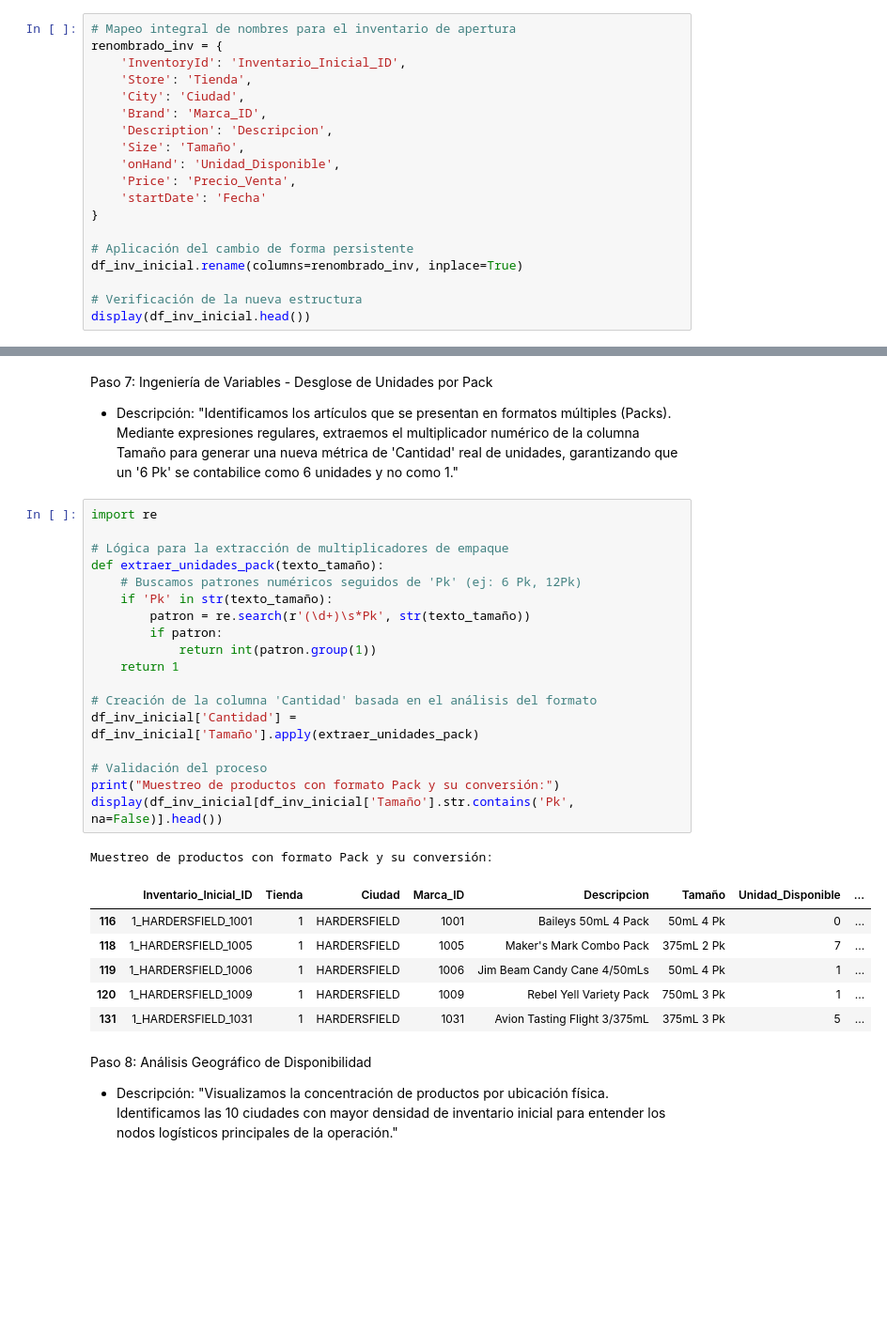
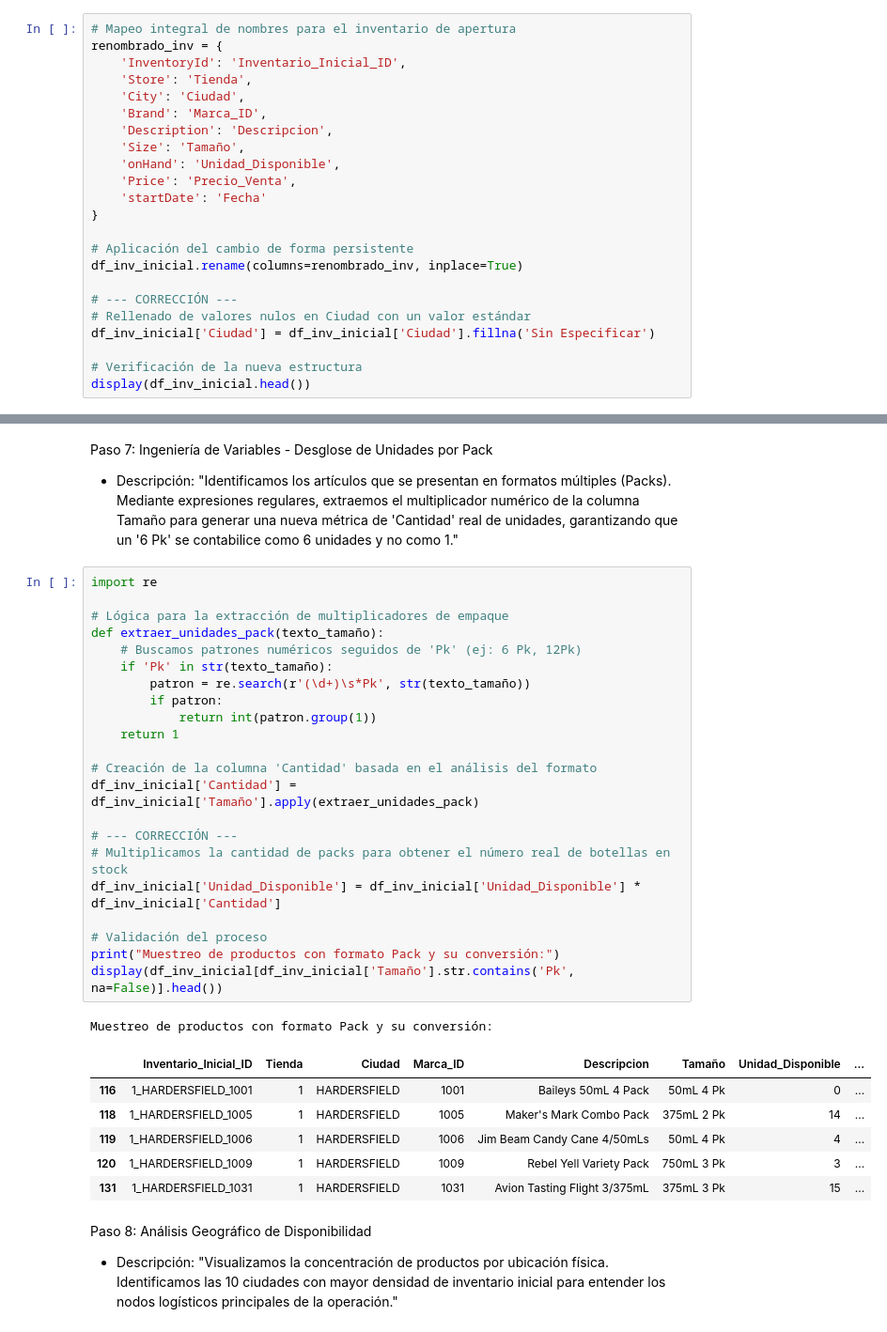
Before and after one commit to leovaldi/stock-management-system, a Jupyter notebook: scripts/limpieza_inventario_inicial.ipynb, the cells around one changed output, grey strips where cells are left out. Shown at 94% size. Drawn from its saved outputs; the diff is of its cells as text; blank space fills up the shorter version.

```diff
--- a/scripts/limpieza_inventario_inicial.ipynb
+++ b/scripts/limpieza_inventario_inicial.ipynb
@@ -125,6 +125,10 @@ renombrado_inv = {
 # Aplicación del cambio de forma persistente
 df_inv_inicial.rename(columns=renombrado_inv, inplace=True)
 
+# --- CORRECCIÓN ---
+# Rellenado de valores nulos en Ciudad con un valor estándar
+df_inv_inicial['Ciudad'] = df_inv_inicial['Ciudad'].fillna('Sin Especificar')
+
 # Verificación de la nueva estructura
 display(df_inv_inicial.head())
 # %% [output]
@@ -140,29 +144,33 @@ Paso 7: Ingeniería de Variables - Desglose de Unidades por Pack
 # %%
 import re
 
 # Lógica para la extracción de multiplicadores de empaque
 def extraer_unidades_pack(texto_tamaño):
     # Buscamos patrones numéricos seguidos de 'Pk' (ej: 6 Pk, 12Pk)
     if 'Pk' in str(texto_tamaño):
         patron = re.search(r'(\d+)\s*Pk', str(texto_tamaño))
         if patron:
             return int(patron.group(1))
     return 1
 
 # Creación de la columna 'Cantidad' basada en el análisis del formato
 df_inv_inicial['Cantidad'] = df_inv_inicial['Tamaño'].apply(extraer_unidades_pack)
 
+# --- CORRECCIÓN ---
+# Multiplicamos la cantidad de packs para obtener el número real de botellas en stock
+df_inv_inicial['Unidad_Disponible'] = df_inv_inicial['Unidad_Disponible'] * df_inv_inicial['Cantidad']
+
 # Validación del proceso
 print("Muestreo de productos con formato Pack y su conversión:")
 display(df_inv_inicial[df_inv_inicial['Tamaño'].str.contains('Pk', na=False)].head())
 # %% [output]
 Muestreo de productos con formato Pack y su conversión:
 |  | Inventario_Inicial_ID | Tienda | Ciudad | Marca_ID | Descripcion | Tamaño | Unidad_Disponible | ... |
 | 116 | 1_HARDERSFIELD_1001 | 1 | HARDERSFIELD | 1001 | Baileys 50mL 4 Pack | 50mL 4 Pk | 0 | ... |
-| 118 | 1_HARDERSFIELD_1005 | 1 | HARDERSFIELD | 1005 | Maker's Mark Combo Pack | 375mL 2 Pk | 7 | ... |
-| 119 | 1_HARDERSFIELD_1006 | 1 | HARDERSFIELD | 1006 | Jim Beam Candy Cane 4/50mLs | 50mL 4 Pk | 1 | ... |
-| 120 | 1_HARDERSFIELD_1009 | 1 | HARDERSFIELD | 1009 | Rebel Yell Variety Pack | 750mL 3 Pk | 1 | ... |
-| 131 | 1_HARDERSFIELD_1031 | 1 | HARDERSFIELD | 1031 | Avion Tasting Flight 3/375mL | 375mL 3 Pk | 5 | ... |
+| 118 | 1_HARDERSFIELD_1005 | 1 | HARDERSFIELD | 1005 | Maker's Mark Combo Pack | 375mL 2 Pk | 14 | ... |
+| 119 | 1_HARDERSFIELD_1006 | 1 | HARDERSFIELD | 1006 | Jim Beam Candy Cane 4/50mLs | 50mL 4 Pk | 4 | ... |
+| 120 | 1_HARDERSFIELD_1009 | 1 | HARDERSFIELD | 1009 | Rebel Yell Variety Pack | 750mL 3 Pk | 3 | ... |
+| 131 | 1_HARDERSFIELD_1031 | 1 | HARDERSFIELD | 1031 | Avion Tasting Flight 3/375mL | 375mL 3 Pk | 15 | ... |
 # %% [markdown]
 Paso 8: Análisis Geográfico de Disponibilidad
 - Descripción: "Visualizamos la concentración de productos por ubicación física. Identificamos las 10 ciudades con mayor densidad de inventario inicial para entender los nodos logísticos principales de la operación."
```
Also changed, not shown: parts of 3 cells of this notebook, 18 other files.
